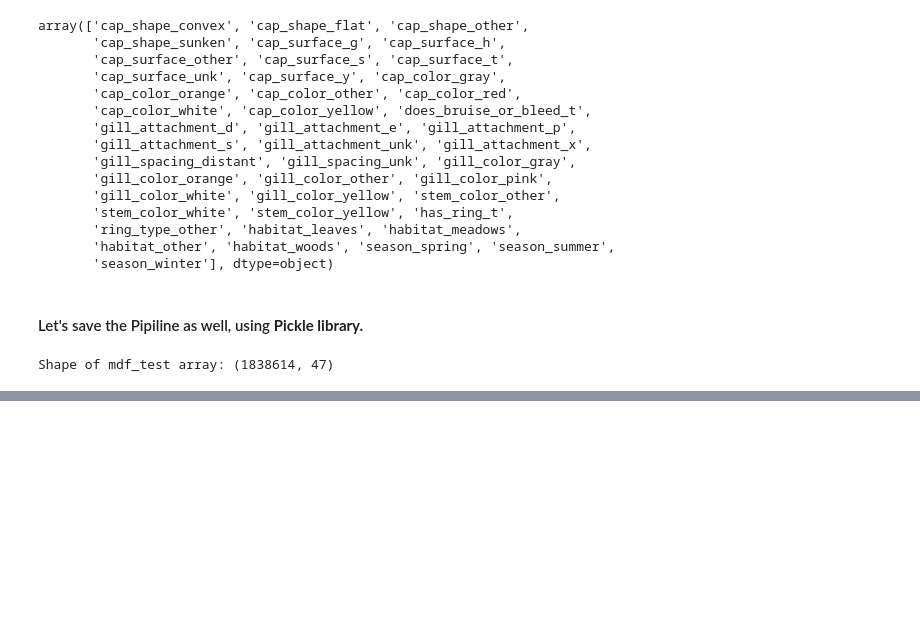
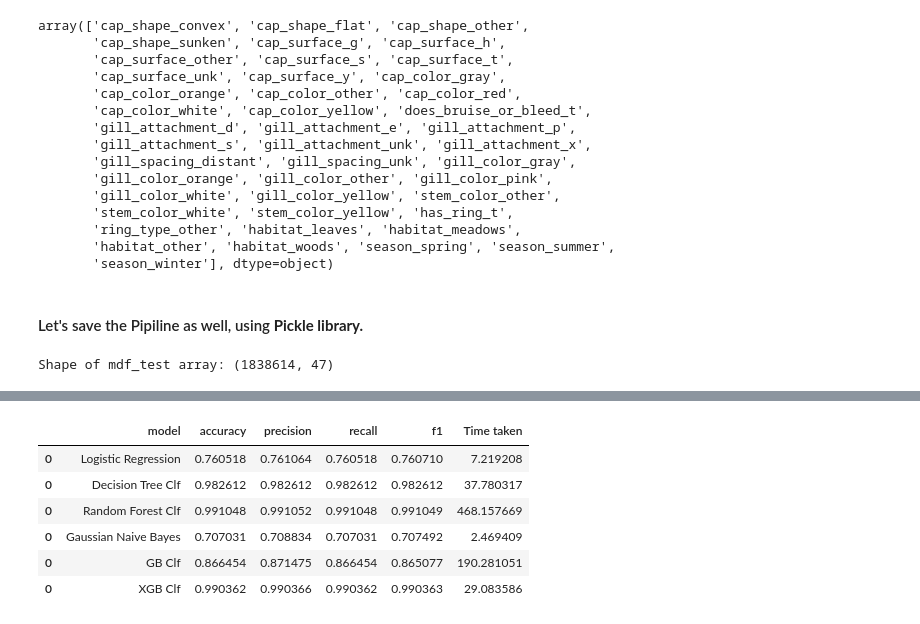
Before and after one commit to AvinandanPal25/DS__Predict_the_Mushroom, a Jupyter notebook: edible-or-poisonous-mushroom.ipynb, the cells around one changed output, grey strips where cells are left out. Cells and saved outputs as stored; diff of their text form; code cells hidden in the pictures; blank space fills up the shorter version.

```diff
--- a/edible-or-poisonous-mushroom.ipynb
+++ b/edible-or-poisonous-mushroom.ipynb
@@ -1351,0 +737,37 @@ Shape of mdf_test array: (1838614, 47)
+# %%
+lr = LogisticRegression(random_state=2, solver='newton-cholesky')
+dt = DecisionTreeClassifier(random_state=3, max_features=25)
+rf = RandomForestClassifier(random_state=0, n_estimators=25, max_features = 20)
+gnb = GaussianNB()
+gbc = GradientBoostingClassifier(random_state=1, n_estimators=25)
+xgb = XGBClassifier()
+# %%
+import time
+
+model_report = pd.DataFrame(columns = ["accuracy", "precision", "recall", "f1", "Time taken"])
+
+models = [lr,dt,rf,gnb,gbc,xgb]
+model_names = ["Logistic Regression", "Decision Tree Clf", "Random Forest Clf", "Gaussian Naive Bayes", "GB Clf", "XGB Clf"]
+
+for i, model in enumerate(models):
+
+    start = time.time()
+
+    model.fit(mdf_Xtrain,mdf_Ytrain)
+    print(f"'{model_names[i]}' is ready to predict:~ ")
+    mdf_Ypred = model.predict(mdf_Xtest)
+
+    time_taken = time.time()-start
+
+    acc = accuracy_score(mdf_Ytest, mdf_Ypred)
+    p = precision_score(mdf_Ytest, mdf_Ypred, average='weighted')
+    r = recall_score(mdf_Ytest, mdf_Ypred, average='weighted')
+    f = f1_score(mdf_Ytest, mdf_Ypred, average='weighted')
+    print("Classification Reports:-\n", classification_report(mdf_Ytest, mdf_Ypred))
+    print("\nConfusion Matrix:-\n", confusion_matrix(mdf_Ytest, mdf_Ypred))
+
+    model_report = pd.concat([model_report, pd.DataFrame([{'accuracy':acc, 'precision':p, 'recall':r, 'f1':f, "Time taken":time_taken}])])
+    print(f"Report of '{model_names[i]}' is recorded.", "\n========================")
+
+model_report["model"] = model_names
+model_report = model_report[["model","accuracy", "precision", "recall", "f1", "Time taken"]]
@@ -1351,0 +792,10 @@ Shape of mdf_test array: (1838614, 47)
+# %%
+model_report
+# %% [output]
+|  | model | accuracy | precision | recall | f1 | Time taken |
+| 0 | Logistic Regression | 0.760518 | 0.761064 | 0.760518 | 0.760710 | 7.219208 |
+| 0 | Decision Tree Clf | 0.982612 | 0.982612 | 0.982612 | 0.982612 | 37.780317 |
+| 0 | Random Forest Clf | 0.991048 | 0.991052 | 0.991048 | 0.991049 | 468.157669 |
+| 0 | Gaussian Naive Bayes | 0.707031 | 0.708834 | 0.707031 | 0.707492 | 2.469409 |
+| 0 | GB Clf | 0.866454 | 0.871475 | 0.866454 | 0.865077 | 190.281051 |
+| 0 | XGB Clf | 0.990362 | 0.990366 | 0.990362 | 0.990363 | 29.083586 |
```
Also changed, not shown: parts of 101 cells of this notebook.
